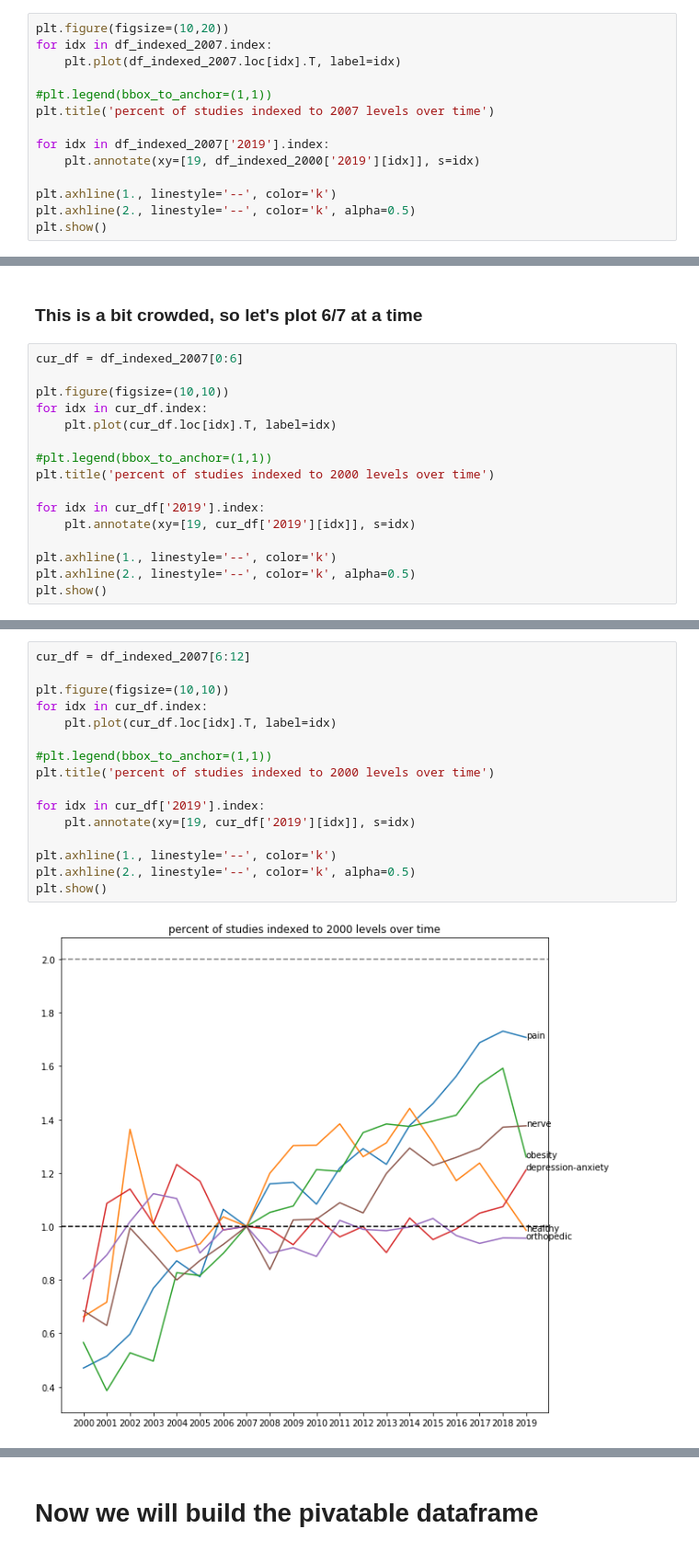
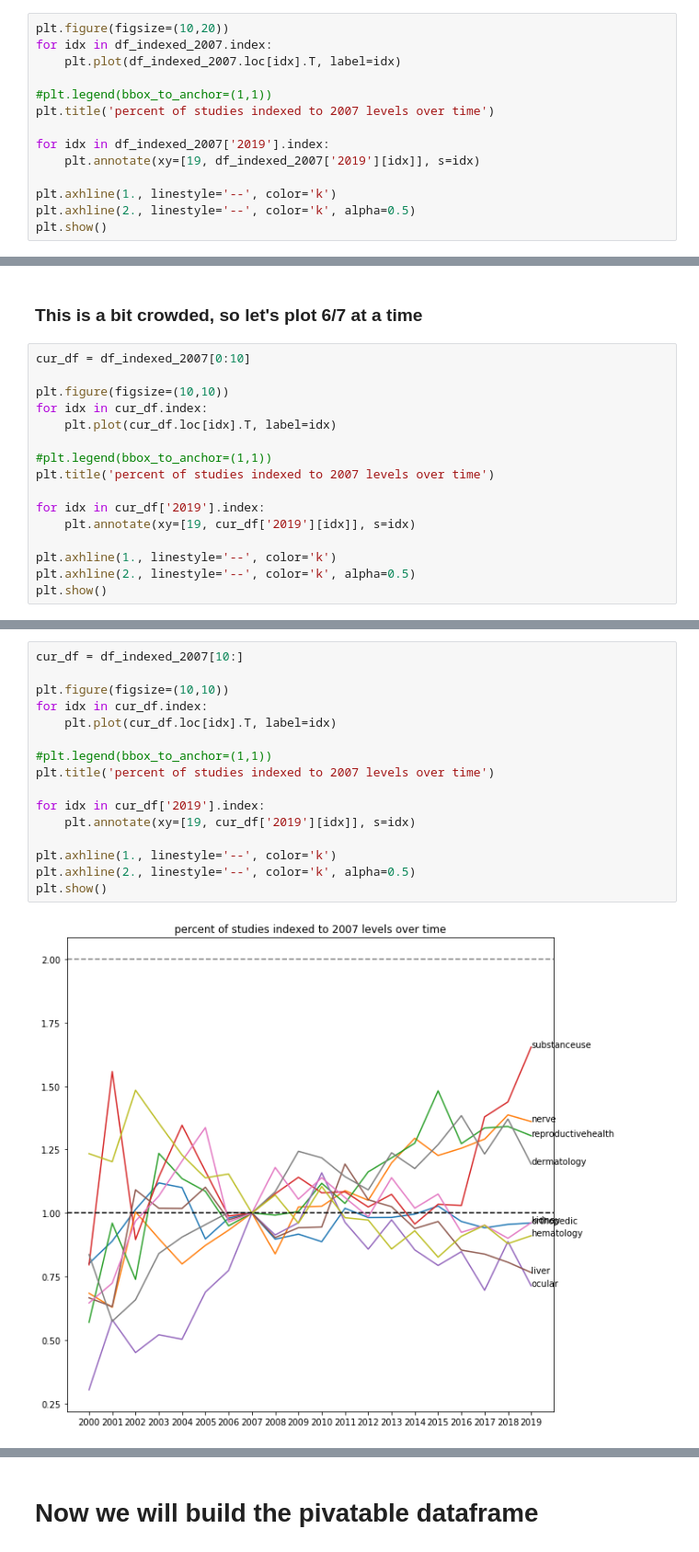
Before and after one commit to sylvaingchassang/trial-explorer, a Jupyter notebook: notebooks/Drug Demographics - Conditions.ipynb, the cells around one changed output, grey strips where cells are left out. Shown at 92% size. Drawn from its saved outputs; the diff is of its cells as text.

Commit message:
write up and graphics

```diff
--- a/notebooks/Drug Demographics - Conditions.ipynb
+++ b/notebooks/Drug Demographics - Conditions.ipynb
@@ -319,7 +319,7 @@ for idx in df_indexed_2007.index:
 plt.title('percent of studies indexed to 2007 levels over time')
 
 for idx in df_indexed_2007['2019'].index:
-    plt.annotate(xy=[19, df_indexed_2000['2019'][idx]], s=idx)
+    plt.annotate(xy=[19, df_indexed_2007['2019'][idx]], s=idx)
 
 plt.axhline(1., linestyle='--', color='k')
 plt.axhline(2., linestyle='--', color='k', alpha=0.5)
@@ -329,14 +329,14 @@ plt.show()
 # %% [markdown]
 ### This is a bit crowded, so let's plot 6/7 at a time
 # %%
-cur_df = df_indexed_2007[0:6]
+cur_df = df_indexed_2007[0:10]
 
 plt.figure(figsize=(10,10))
 for idx in cur_df.index:
     plt.plot(cur_df.loc[idx].T, label=idx)
 
 #plt.legend(bbox_to_anchor=(1,1))
-plt.title('percent of studies indexed to 2000 levels over time')
+plt.title('percent of studies indexed to 2007 levels over time')
 
 for idx in cur_df['2019'].index:
     plt.annotate(xy=[19, cur_df['2019'][idx]], s=idx)
@@ -349,18 +349,18 @@ plt.show()
 # %%
-cur_df = df_indexed_2007[6:12]
+cur_df = df_indexed_2007[10:]
 
 plt.figure(figsize=(10,10))
 for idx in cur_df.index:
     plt.plot(cur_df.loc[idx].T, label=idx)
 
 #plt.legend(bbox_to_anchor=(1,1))
-plt.title('percent of studies indexed to 2000 levels over time')
+plt.title('percent of studies indexed to 2007 levels over time')
 
 for idx in cur_df['2019'].index:
     plt.annotate(xy=[19, cur_df['2019'][idx]], s=idx)
 
 plt.axhline(1., linestyle='--', color='k')
 plt.axhline(2., linestyle='--', color='k', alpha=0.5)
 plt.show()
 # %% [output]
-[figure, old version]
+[figure, new version]
```
Also changed, not shown: parts of 23 cells of this notebook, 33 other files.
